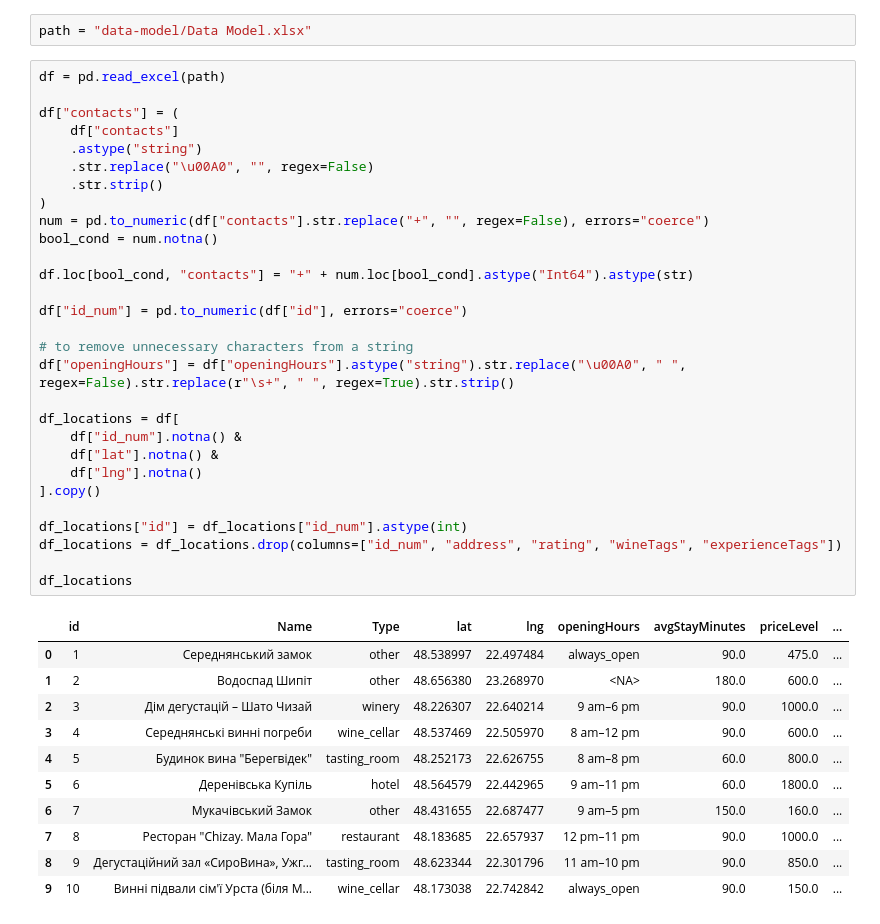
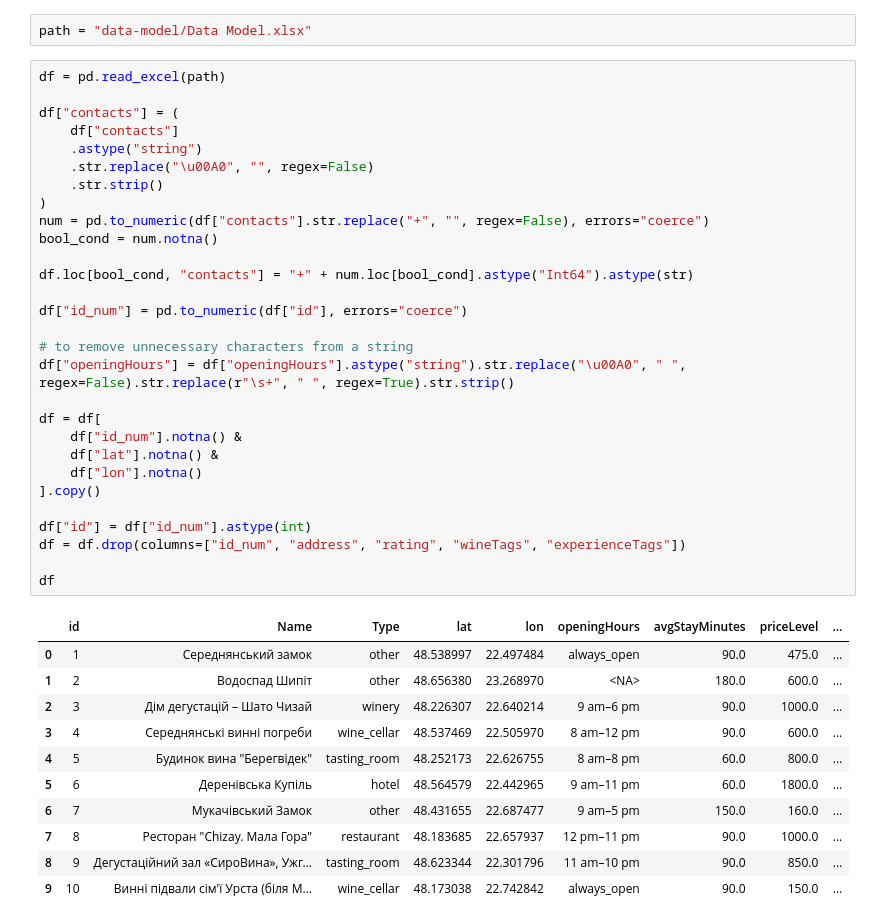
Before and after one commit to random-words/NEOS-TSP-model, a Jupyter notebook: math_model/data_model.ipynb, the cells around one changed output. Saved outputs shown, nothing was run; the diff lists cells and outputs as text.

```diff
--- a/math_model/data_model.ipynb
+++ b/math_model/data_model.ipynb
@@ -5,34 +5,34 @@ path = "data-model/Data Model.xlsx"
 # %%
 df = pd.read_excel(path)
 
 df["contacts"] = (
     df["contacts"]
     .astype("string")
     .str.replace("\u00A0", "", regex=False)
     .str.strip()
 )
 num = pd.to_numeric(df["contacts"].str.replace("+", "", regex=False), errors="coerce")
 bool_cond = num.notna()
 
 df.loc[bool_cond, "contacts"] = "+" + num.loc[bool_cond].astype("Int64").astype(str)
 
 df["id_num"] = pd.to_numeric(df["id"], errors="coerce")
 
 # to remove unnecessary characters from a string
 df["openingHours"] = df["openingHours"].astype("string").str.replace("\u00A0", " ", regex=False).str.replace(r"\s+", " ", regex=True).str.strip()
 
-df_locations = df[
+df = df[
     df["id_num"].notna() &
     df["lat"].notna() &
-    df["lng"].notna()
+    df["lon"].notna()
 ].copy()
 
-df_locations["id"] = df_locations["id_num"].astype(int)
-df_locations = df_locations.drop(columns=["id_num", "address", "rating", "wineTags", "experienceTags"])
+df["id"] = df["id_num"].astype(int)
+df = df.drop(columns=["id_num", "address", "rating", "wineTags", "experienceTags"])
 
-df_locations
+df
 # %% [output]
-|  | id | Name | Type | lat | lng | openingHours | avgStayMinutes | priceLevel | ... |
+|  | id | Name | Type | lat | lon | openingHours | avgStayMinutes | priceLevel | ... |
 | 0 | 1 | Середнянський замок | other | 48.538997 | 22.497484 | always_open | 90.0 | 475.0 | ... |
 | 1 | 2 | Водоспад Шипіт | other | 48.656380 | 23.268970 | <NA> | 180.0 | 600.0 | ... |
 | 2 | 3 | Дім дегустацій – Шато Чизай | winery | 48.226307 | 22.640214 | 9 am–6 pm | 90.0 | 1000.0 | ... |
```
Also changed, not shown: parts of 1 cell of this notebook, 2 other files.
